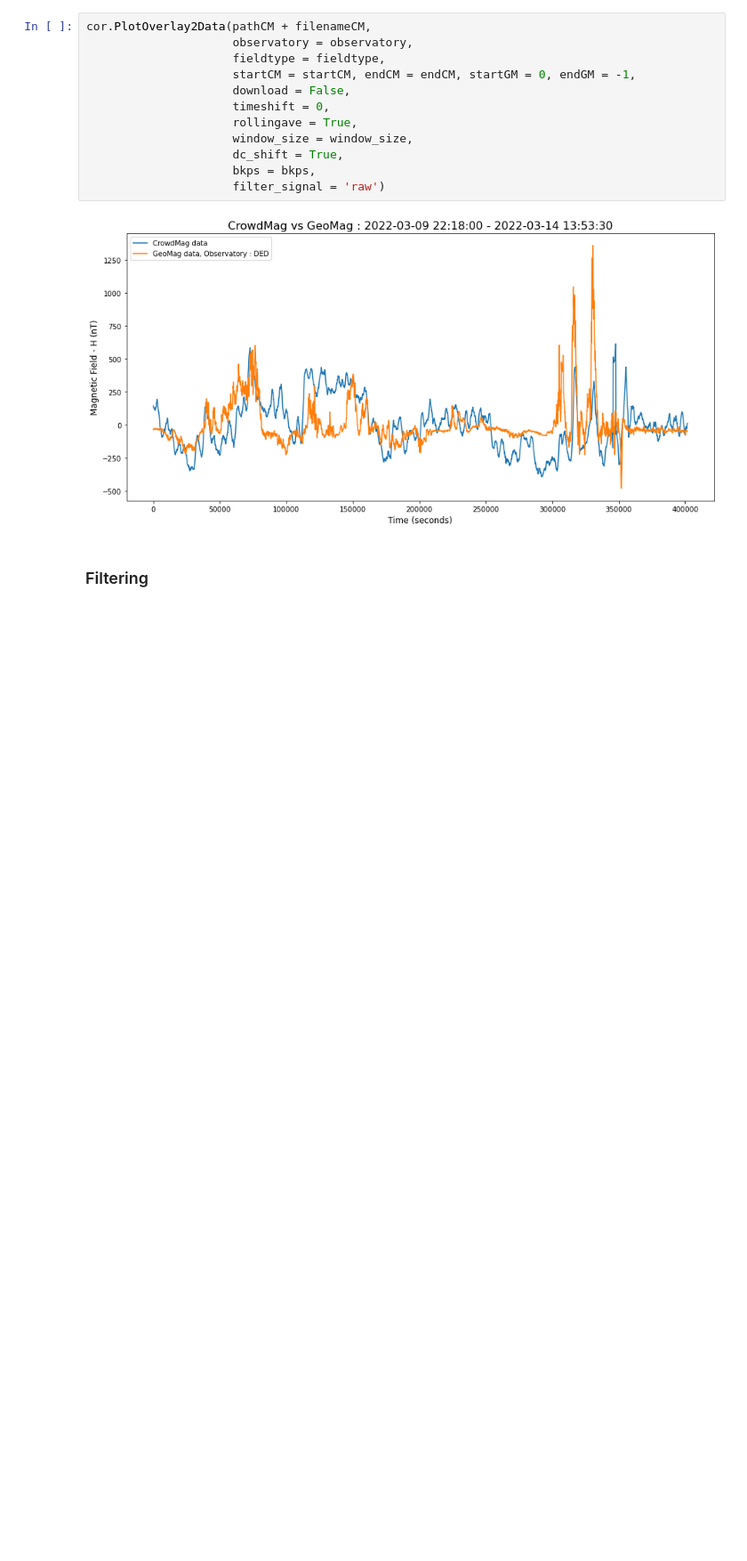
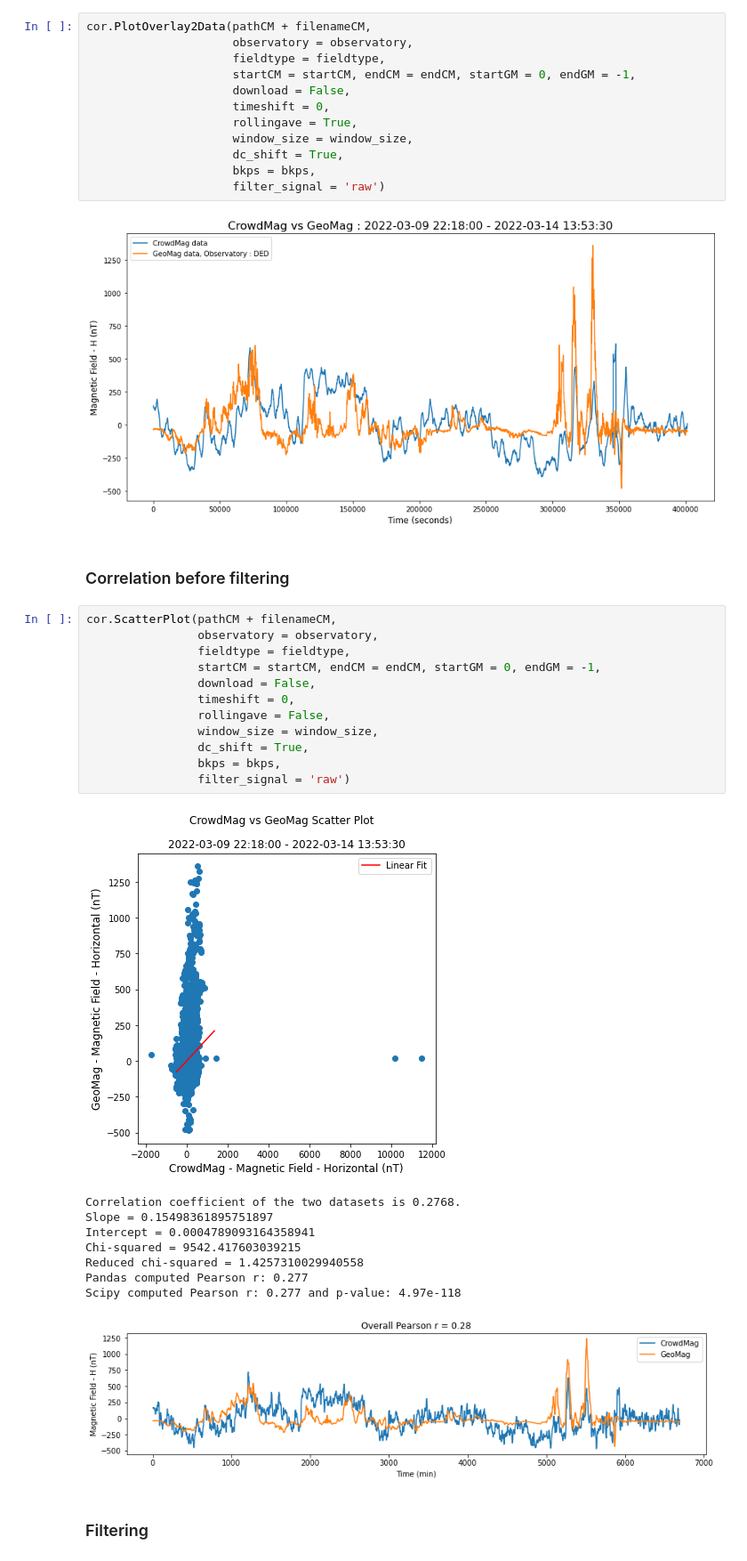
Before and after one commit to juditbergfalk/magneto, a Jupyter notebook: CrowdMag.ipynb, the cells around one changed output. Shown at 89% size. Cells and saved outputs as stored; diff of their text form; blank space fills up the shorter version.

Commit message:
[JB] resample cm data, calculate corr coeff before filtering

```diff
--- a/CrowdMag.ipynb
+++ b/CrowdMag.ipynb
@@ -266,6 +265,30 @@ cor.PlotOverlay2Data(pathCM + filenameCM,
                      filter_signal = 'raw')
 # %% [output]
 [figure]
+# %% [markdown]
+### Correlation before filtering
+# %%
+cor.ScatterPlot(pathCM + filenameCM,
+                observatory = observatory,
+                fieldtype = fieldtype,
+                startCM = startCM, endCM = endCM, startGM = 0, endGM = -1,
+                download = False,
+                timeshift = 0,
+                rollingave = False,
+                window_size = window_size,
+                dc_shift = True,
+                bkps = bkps,
+                filter_signal = 'raw')
+# %% [output]
+[figure, added]
+Correlation coefficient of the two datasets is 0.2768.
+Slope = 0.15498361895751897
+Intercept = 0.0004789093164358941
+Chi-squared = 9542.417603039215
+Reduced chi-squared = 1.4257310029940558
+Pandas computed Pearson r: 0.277
+Scipy computed Pearson r: 0.277 and p-value: 4.97e-118
+[figure, added]
 # %% [markdown]
 ### Filtering
 # %% [markdown]
```
Also changed, not shown: parts of 3 cells of this notebook, 2 other files.
